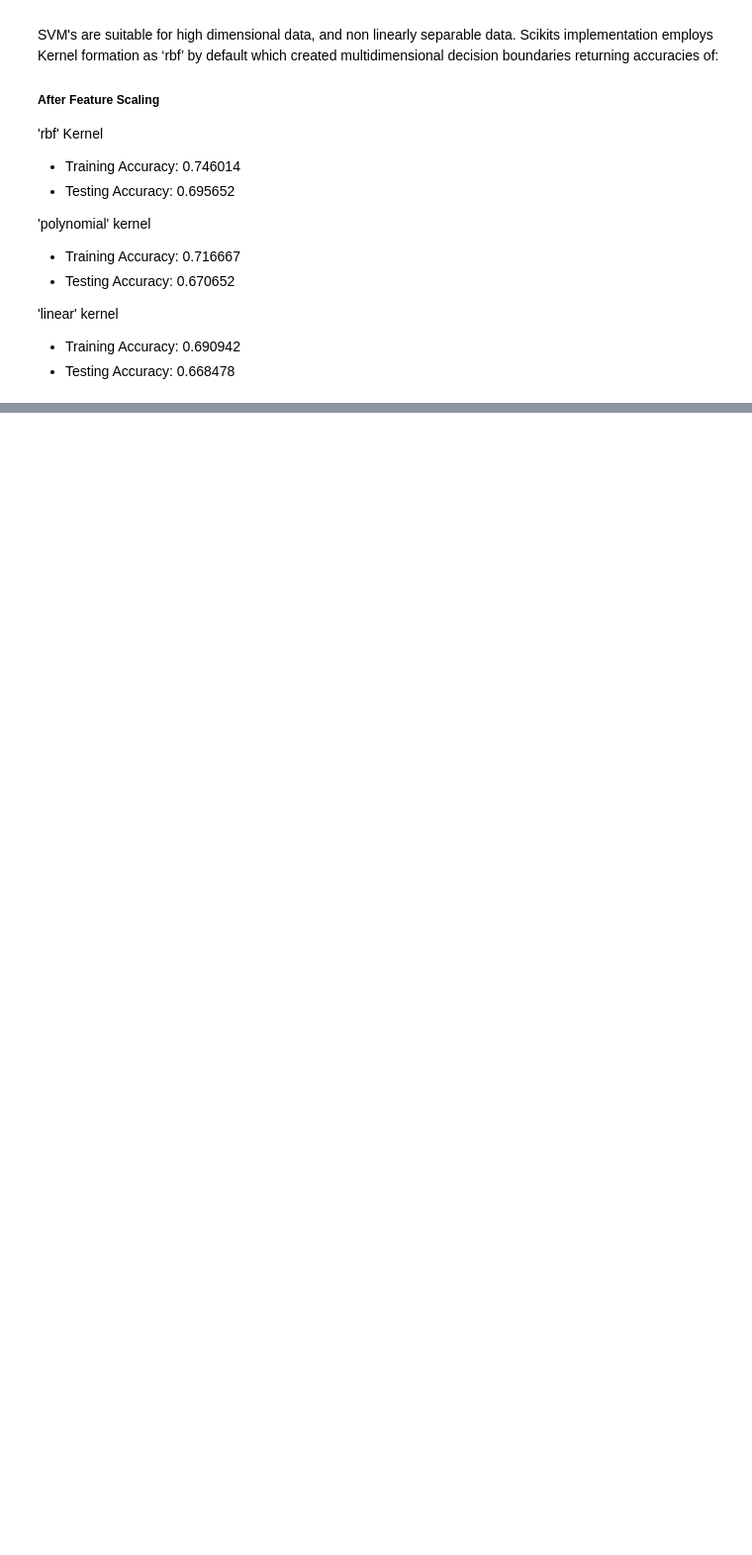
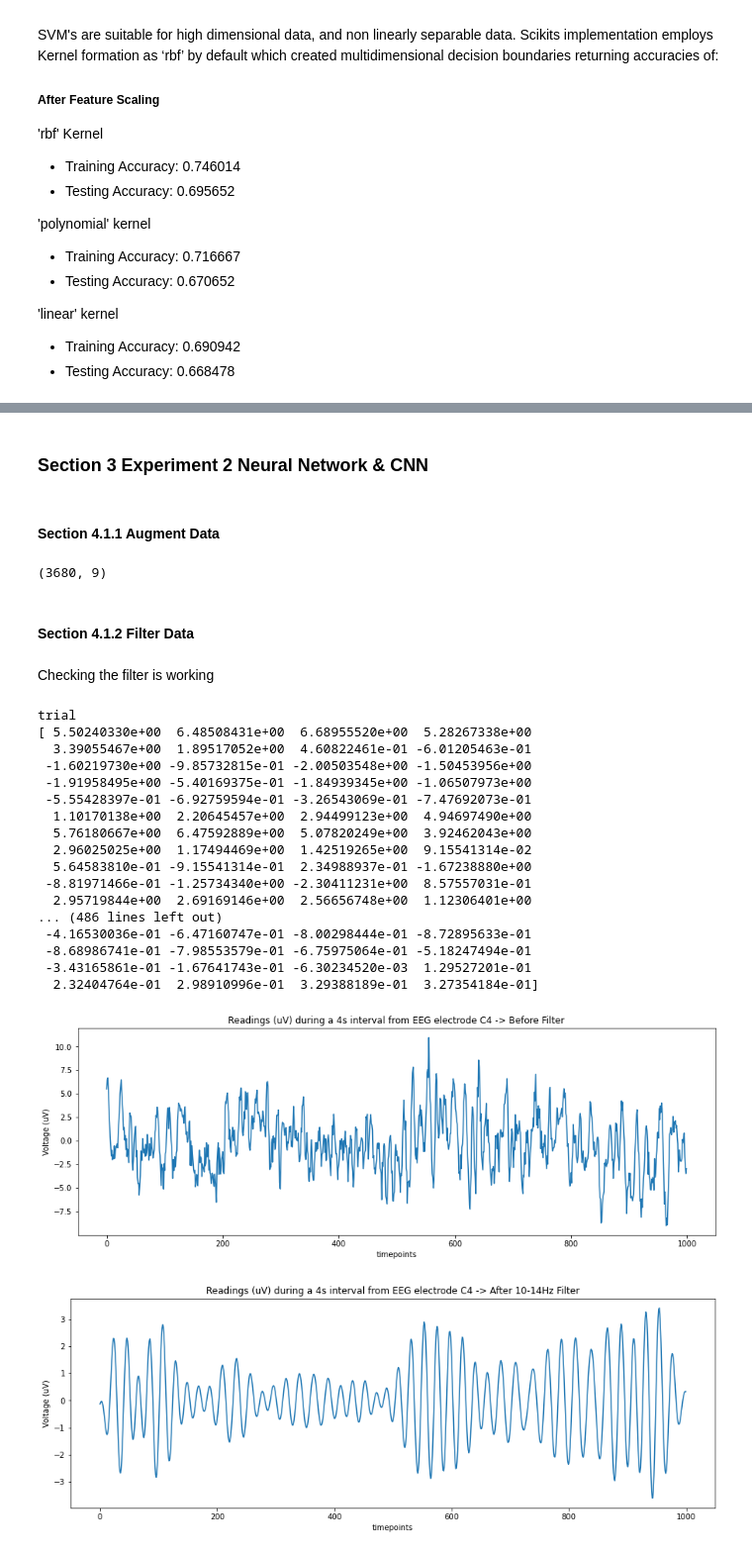
Before and after one commit to ChristianJP/UndergraduateProject_Y3_ThirdYearProject-Motor-Imagery-Classification-, a Jupyter notebook: ChristianPollitt_3YP_EEGAnalysis-MotorImagery.ipynb, the cells around one changed output, grey strips where cells are left out. Shown at 99% size. Drawn from its saved outputs; the diff is of its cells as text; code cells hidden in the pictures; blank space fills up the shorter version.

Commit message:
Add Experiment 2 and Update Experiment 1

```diff
--- a/ChristianPollitt_3YP_EEGAnalysis-MotorImagery.ipynb
+++ b/ChristianPollitt_3YP_EEGAnalysis-MotorImagery.ipynb
@@ -966,0 +970,12 @@ Testing Accuracy: 0.692391
+# %% [markdown]
+### Section 3 Experiment 2  Neural Network & CNN <a class="anchor" id="sec3"></a>
+# %% [markdown]
+#### Section 4.1.1 Augment Data  <a class="anchor" id="sec3"></a>
+# %%
+train_df = pickle.load(open("resources/epoched_train.pkl", "rb"))
+train_df.head()
+print(train_df.shape)
+# %% [output]
+(3680, 9)
+# %% [markdown]
+#### Section 4.1.2 Filter Data  <a class="anchor" id="sec3"></a>
@@ -966,0 +1036,42 @@ Testing Accuracy: 0.692391
+# %% [markdown]
+Checking the filter is working
+# %%
+
+raw_C4, filt_C4 = get_filtered_single(train_df, 10, 14)
+
+# Replace the Original Data frame
+plt.figure(figsize=(15,5))
+plt.plot(raw_C4)
+plt.title("Readings (uV) during a 4s interval from EEG electrode C4 -> Before Filter")
+plt.xlabel("timepoints")
+plt.ylabel("Voltage (uV)")
+plt.show()
+
+
+# Replace the Original Data frame
+plt.figure(figsize=(15,5))
+plt.plot(filt_C4)
+plt.title("Readings (uV) during a 4s interval from EEG electrode C4 -> After 10-14Hz Filter")
+plt.xlabel("timepoints")
+plt.ylabel("Voltage (uV)")
+plt.show()
+# %% [output]
+trial
+[ 5.50240330e+00  6.48508431e+00  6.68955520e+00  5.28267338e+00
+  3.39055467e+00  1.89517052e+00  4.60822461e-01 -6.01205463e-01
+ -1.60219730e+00 -9.85732815e-01 -2.00503548e+00 -1.50453956e+00
+ -1.91958495e+00 -5.40169375e-01 -1.84939345e+00 -1.06507973e+00
+ -5.55428397e-01 -6.92759594e-01 -3.26543069e-01 -7.47692073e-01
+  1.10170138e+00  2.20645457e+00  2.94499123e+00  4.94697490e+00
+  5.76180667e+00  6.47592889e+00  5.07820249e+00  3.92462043e+00
+  2.96025025e+00  1.17494469e+00  1.42519265e+00  9.15541314e-02
+  5.64583810e-01 -9.15541314e-01  2.34988937e-01 -1.67238880e+00
+ -8.81971466e-01 -1.25734340e+00 -2.30411231e+00  8.57557031e-01
+  2.95719844e+00  2.69169146e+00  2.56656748e+00  1.12306401e+00
+... (486 lines left out)
+ -4.16530036e-01 -6.47160747e-01 -8.00298444e-01 -8.72895633e-01
+ -8.68986741e-01 -7.98553579e-01 -6.75975064e-01 -5.18247494e-01
+ -3.43165861e-01 -1.67641743e-01 -6.30234520e-03  1.29527201e-01
+  2.32404764e-01  2.98910996e-01  3.29388189e-01  3.27354184e-01]
+[figure, added]
+[figure, added]
```
Also changed, not shown: parts of 42 cells of this notebook, 2 other files.
